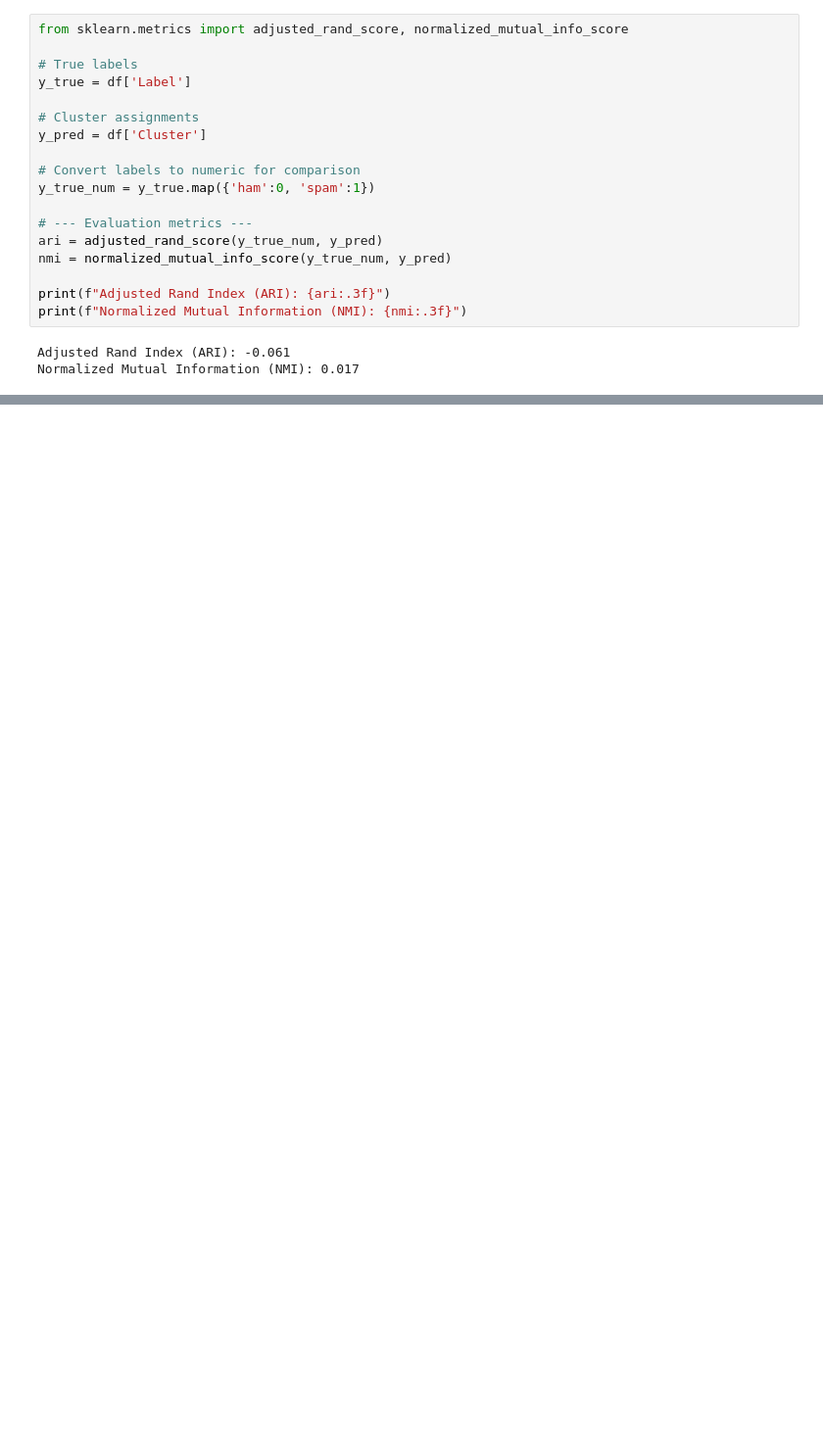
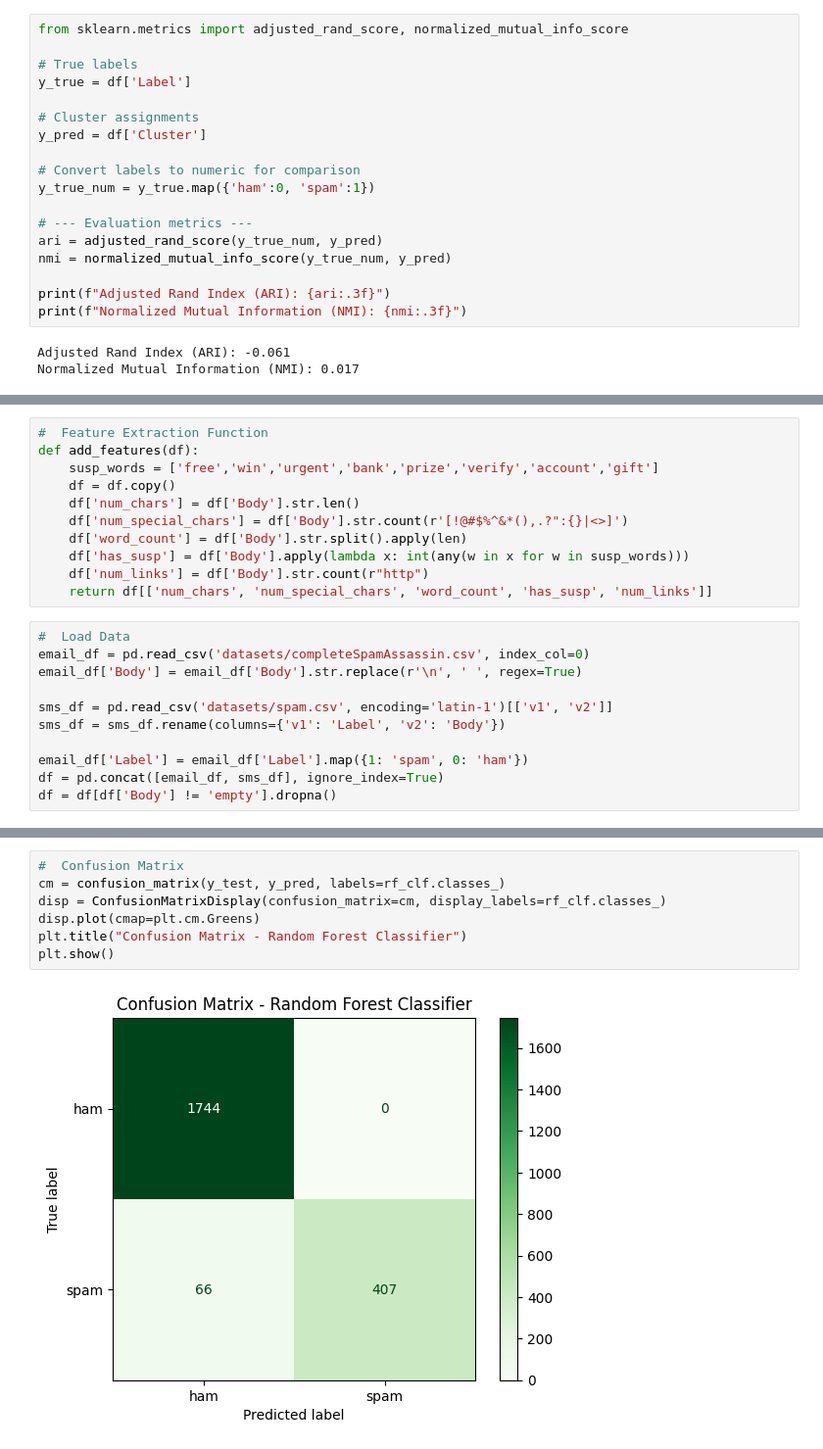
Before and after one commit to Marilyn09/COS30049, a Jupyter notebook: notebook.ipynb, the cells around one changed output, grey strips where cells are left out. Shown at 98% size. Cells and saved outputs as stored; diff of their text form; blank space fills up the shorter version.

Commit message:
added model 2 - random forest classifier

```diff
--- a/notebook.ipynb
+++ b/notebook.ipynb
@@ -298,0 +299,22 @@ Normalized Mutual Information (NMI): 0.017
+# %%
+#  Feature Extraction Function
+def add_features(df):
+    susp_words = ['free','win','urgent','bank','prize','verify','account','gift']
+    df = df.copy()
+    df['num_chars'] = df['Body'].str.len()
+    df['num_special_chars'] = df['Body'].str.count(r'[!@#$%^&*(),.?":{}|<>]')
+    df['word_count'] = df['Body'].str.split().apply(len)
+    df['has_susp'] = df['Body'].apply(lambda x: int(any(w in x for w in susp_words)))
+    df['num_links'] = df['Body'].str.count(r"http")
+    return df[['num_chars', 'num_special_chars', 'word_count', 'has_susp', 'num_links']]
+# %%
+#  Load Data
+email_df = pd.read_csv('datasets/completeSpamAssassin.csv', index_col=0)
+email_df['Body'] = email_df['Body'].str.replace(r'\n', ' ', regex=True)
+
+sms_df = pd.read_csv('datasets/spam.csv', encoding='latin-1')[['v1', 'v2']]
+sms_df = sms_df.rename(columns={'v1': 'Label', 'v2': 'Body'})
+
+email_df['Label'] = email_df['Label'].map({1: 'spam', 0: 'ham'})
+df = pd.concat([email_df, sms_df], ignore_index=True)
+df = df[df['Body'] != 'empty'].dropna()
@@ -298,0 +374,9 @@ Normalized Mutual Information (NMI): 0.017
+# %%
+#  Confusion Matrix
+cm = confusion_matrix(y_test, y_pred, labels=rf_clf.classes_)
+disp = ConfusionMatrixDisplay(confusion_matrix=cm, display_labels=rf_clf.classes_)
+disp.plot(cmap=plt.cm.Greens)
+plt.title("Confusion Matrix - Random Forest Classifier")
+plt.show()
+# %% [output]
+[figure, added]
```
Also changed, not shown: parts of 6 cells of this notebook.
